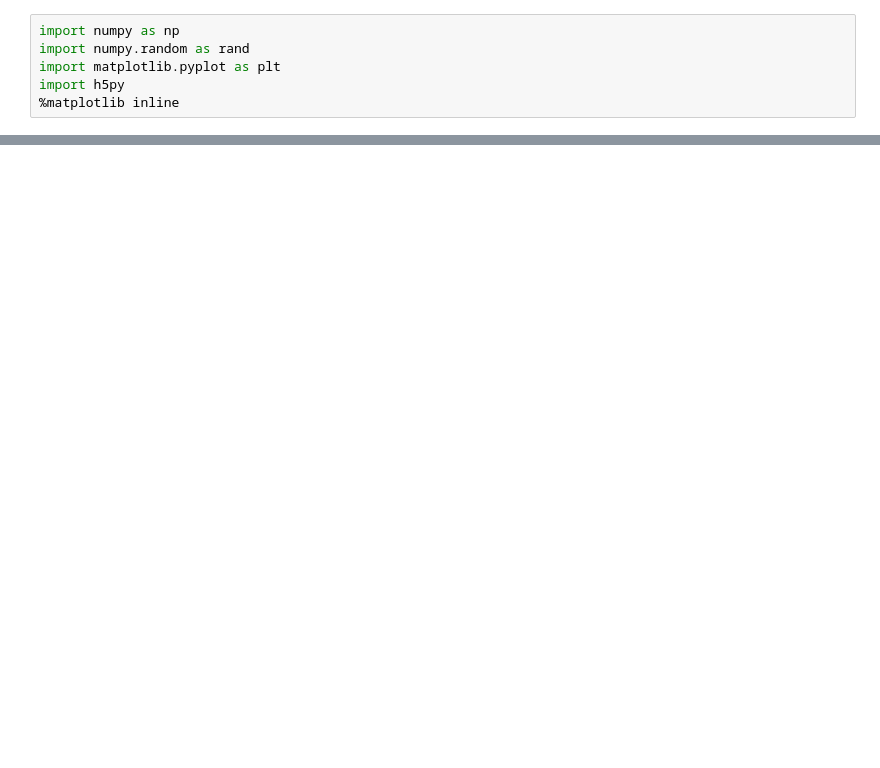
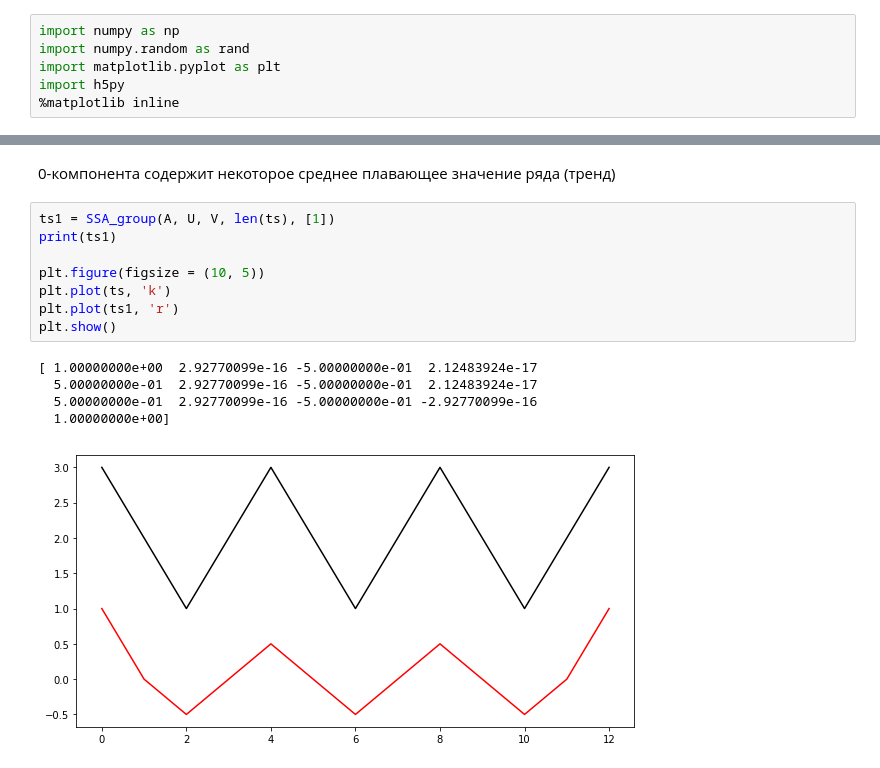
Before and after one commit to Tsypaev/time-series-analysis, a Jupyter notebook: 5LR/5-timeSeries.ipynb, the cells around one changed output, grey strips where cells are left out. Drawn from its saved outputs; the diff is of its cells as text; blank space fills up the shorter version.

```diff
--- a/5LR/5-timeSeries.ipynb
+++ b/5LR/5-timeSeries.ipynb
@@ -534,0 +103,17 @@ plt.show()
+# %% [markdown]
+0-компонента содержит некоторое среднее
+плавающее значение ряда (тренд)
+# %%
+ts1 = SSA_group(A, U, V, len(ts), [1])
+print(ts1)
+
+plt.figure(figsize = (10, 5))
+plt.plot(ts, 'k')
+plt.plot(ts1, 'r')
+plt.show()
+# %% [output]
+[ 1.00000000e+00  2.92770099e-16 -5.00000000e-01  2.12483924e-17
+  5.00000000e-01  2.92770099e-16 -5.00000000e-01  2.12483924e-17
+  5.00000000e-01  2.92770099e-16 -5.00000000e-01 -2.92770099e-16
+  1.00000000e+00]
+[figure, added]
```
Also changed, not shown: parts of 121 cells of this notebook, 1 other file.
